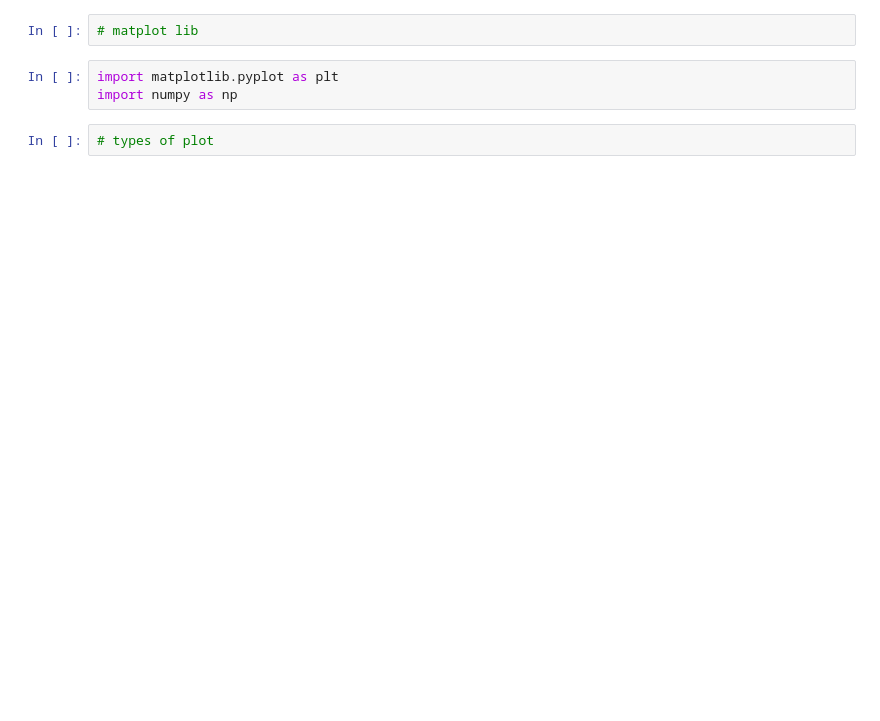
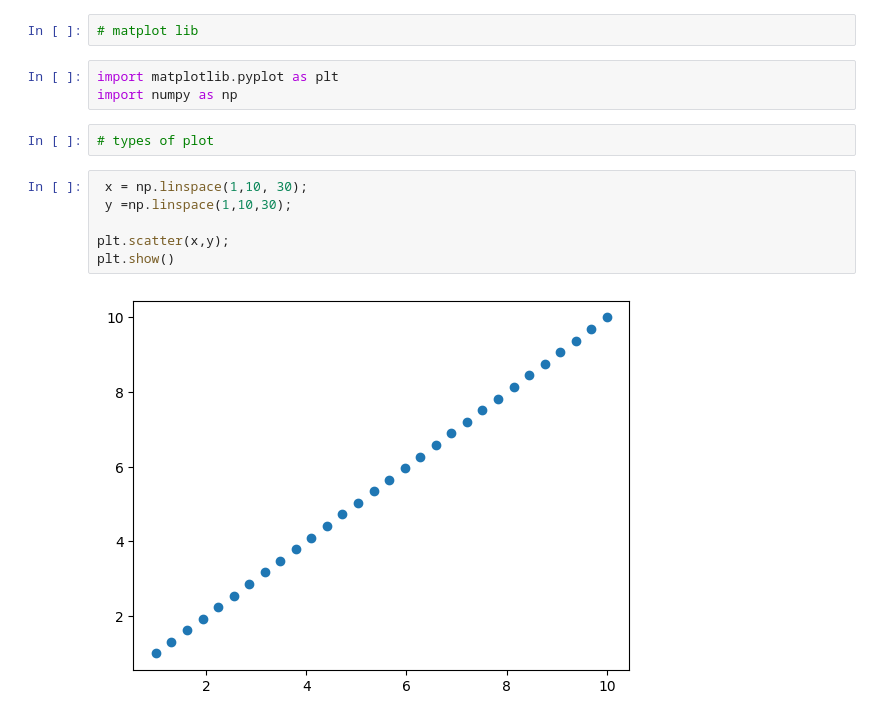
Before and after one commit to Rajmaniverma/AI-ML100days, a Jupyter notebook: Matplotlib_part2.ipynb, the cells around one changed output. Drawn from its saved outputs; the diff is of its cells as text; blank space fills up the shorter version.

```diff
--- a/Matplotlib_part2.ipynb
+++ b/Matplotlib_part2.ipynb
@@ -7,3 +5,11 @@ import matplotlib.pyplot as plt
 import numpy as np
 # %%
 # types of plot
+# %%
+ x = np.linspace(1,10, 30);
+ y =np.linspace(1,10,30);
+
+plt.scatter(x,y);
+plt.show()
+# %% [output]
+[figure, added]
```
Also changed, not shown: parts of 12 cells of this notebook.
